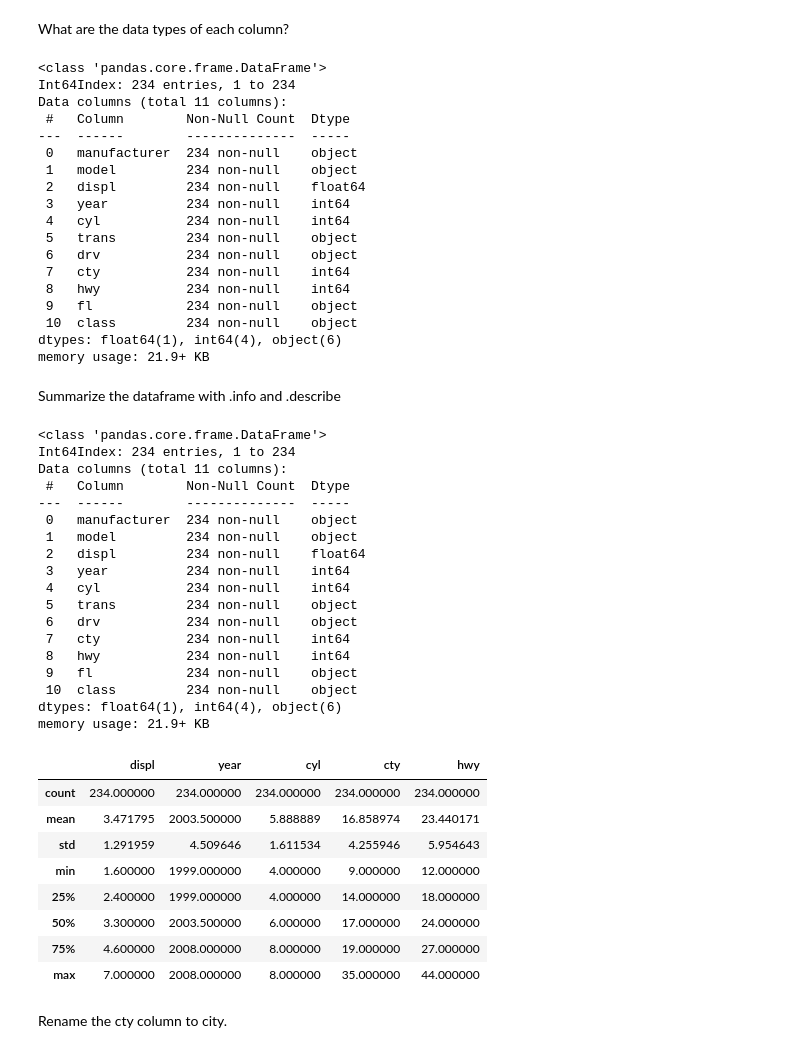
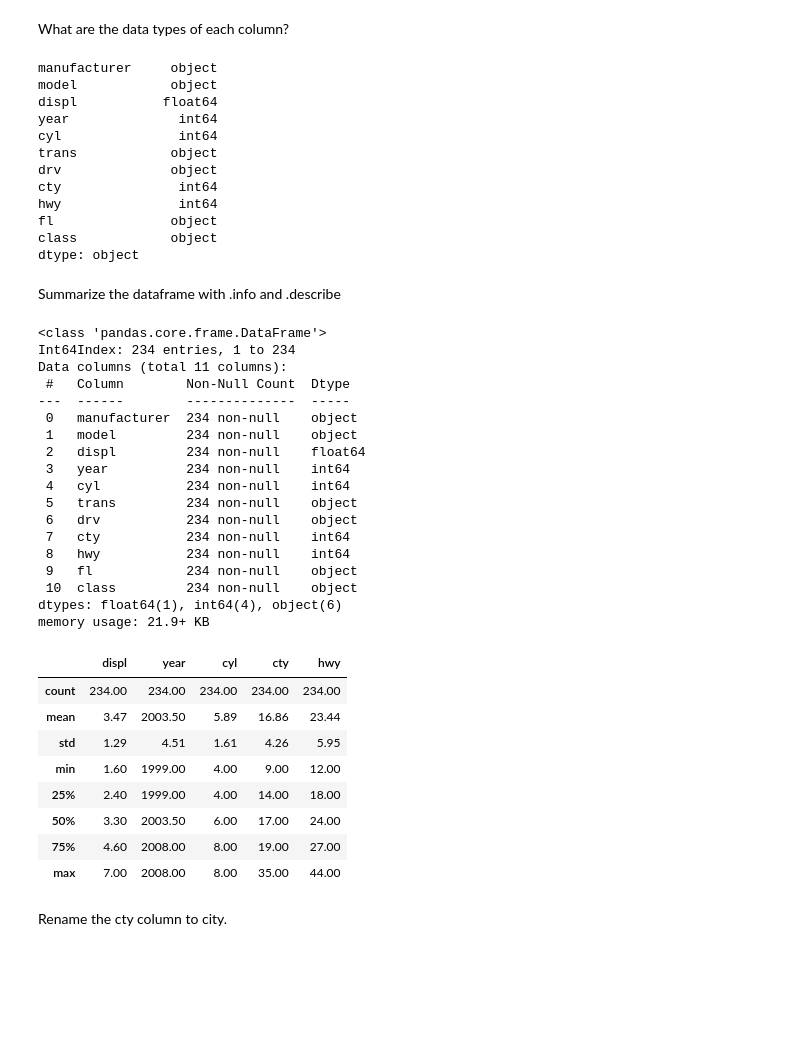
Before and after one commit to aaron-mv-moore/numpy-pandas-visualization-exercises, a Jupyter notebook: dataframes.ipynb, the cells around one changed output. Drawn from its saved outputs; the diff is of its cells as text; code cells hidden in the pictures; blank space fills up the shorter version.

```diff
--- a/dataframes.ipynb
+++ b/dataframes.ipynb
@@ -197,59 +185,53 @@ mpg # 234 rows × 11 columns
 # %% [markdown]
 What are the data types of each column?
 # %%
-mpg.info()
+mpg.dtypes
 # %% [output]
-<class 'pandas.core.frame.DataFrame'>
-Int64Index: 234 entries, 1 to 234
-Data columns (total 11 columns):
- #   Column        Non-Null Count  Dtype
----  ------        --------------  -----
- 0   manufacturer  234 non-null    object
- 1   model         234 non-null    object
- 2   displ         234 non-null    float64
- 3   year          234 non-null    int64
- 4   cyl           234 non-null    int64
- 5   trans         234 non-null    object
- 6   drv           234 non-null    object
- 7   cty           234 non-null    int64
- 8   hwy           234 non-null    int64
- 9   fl            234 non-null    object
- 10  class         234 non-null    object
-dtypes: float64(1), int64(4), object(6)
-memory usage: 21.9+ KB
+manufacturer     object
+model            object
+displ           float64
+year              int64
+cyl               int64
+trans            object
+drv              object
+cty               int64
+hwy               int64
+fl               object
+class            object
+dtype: object
 # %% [markdown]
 Summarize the dataframe with .info and .describe
 # %%
 mpg.info()
-mpg.describe()
+mpg.describe().round(2)
 # %% [output]
 <class 'pandas.core.frame.DataFrame'>
 Int64Index: 234 entries, 1 to 234
 Data columns (total 11 columns):
  #   Column        Non-Null Count  Dtype
 ---  ------        --------------  -----
  0   manufacturer  234 non-null    object
  1   model         234 non-null    object
  2   displ         234 non-null    float64
  3   year          234 non-null    int64
  4   cyl           234 non-null    int64
  5   trans         234 non-null    object
  6   drv           234 non-null    object
  7   cty           234 non-null    int64
  8   hwy           234 non-null    int64
  9   fl            234 non-null    object
  10  class         234 non-null    object
 dtypes: float64(1), int64(4), object(6)
 memory usage: 21.9+ KB
 |  | displ | year | cyl | cty | hwy |
-| count | 234.000000 | 234.000000 | 234.000000 | 234.000000 | 234.000000 |
-| mean | 3.471795 | 2003.500000 | 5.888889 | 16.858974 | 23.440171 |
-| std | 1.291959 | 4.509646 | 1.611534 | 4.255946 | 5.954643 |
-| min | 1.600000 | 1999.000000 | 4.000000 | 9.000000 | 12.000000 |
-| 25% | 2.400000 | 1999.000000 | 4.000000 | 14.000000 | 18.000000 |
-| 50% | 3.300000 | 2003.500000 | 6.000000 | 17.000000 | 24.000000 |
-| 75% | 4.600000 | 2008.000000 | 8.000000 | 19.000000 | 27.000000 |
-| max | 7.000000 | 2008.000000 | 8.000000 | 35.000000 | 44.000000 |
+| count | 234.00 | 234.00 | 234.00 | 234.00 | 234.00 |
+| mean | 3.47 | 2003.50 | 5.89 | 16.86 | 23.44 |
+| std | 1.29 | 4.51 | 1.61 | 4.26 | 5.95 |
+| min | 1.60 | 1999.00 | 4.00 | 9.00 | 12.00 |
+| 25% | 2.40 | 1999.00 | 4.00 | 14.00 | 18.00 |
+| 50% | 3.30 | 2003.50 | 6.00 | 17.00 | 24.00 |
+| 75% | 4.60 | 2008.00 | 8.00 | 19.00 | 27.00 |
+| max | 7.00 | 2008.00 | 8.00 | 35.00 | 44.00 |
 # %% [markdown]
 Rename the cty column to city.
 # %%
```
Also changed, not shown: parts of 10 cells of this notebook.
